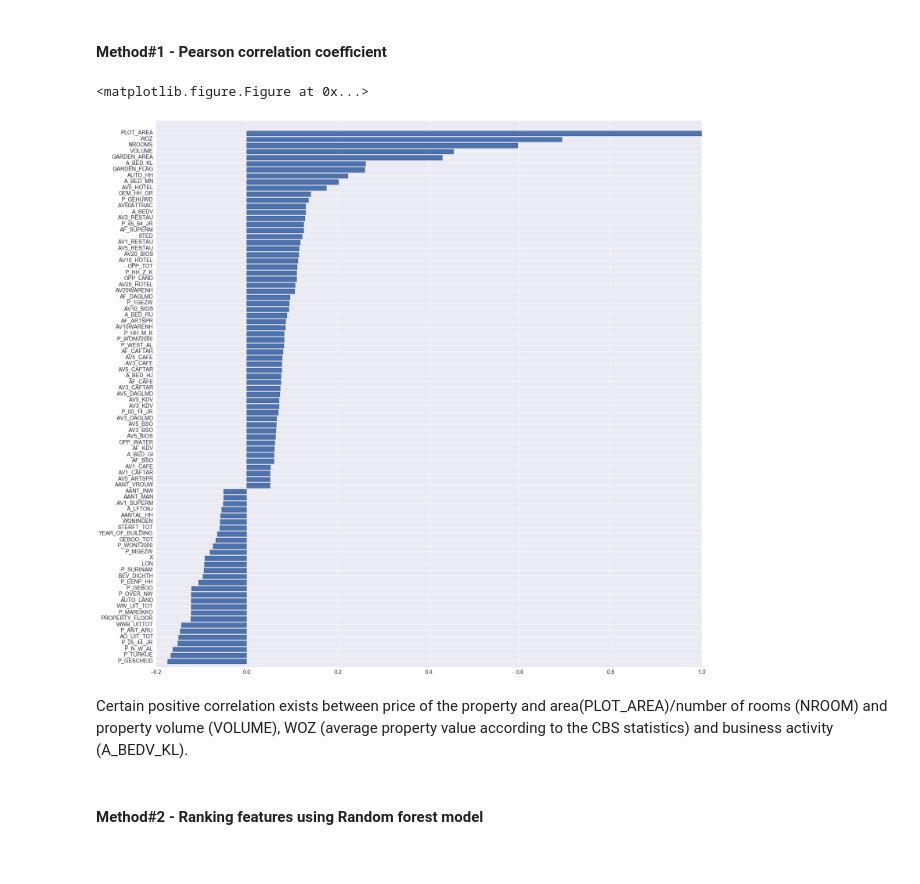
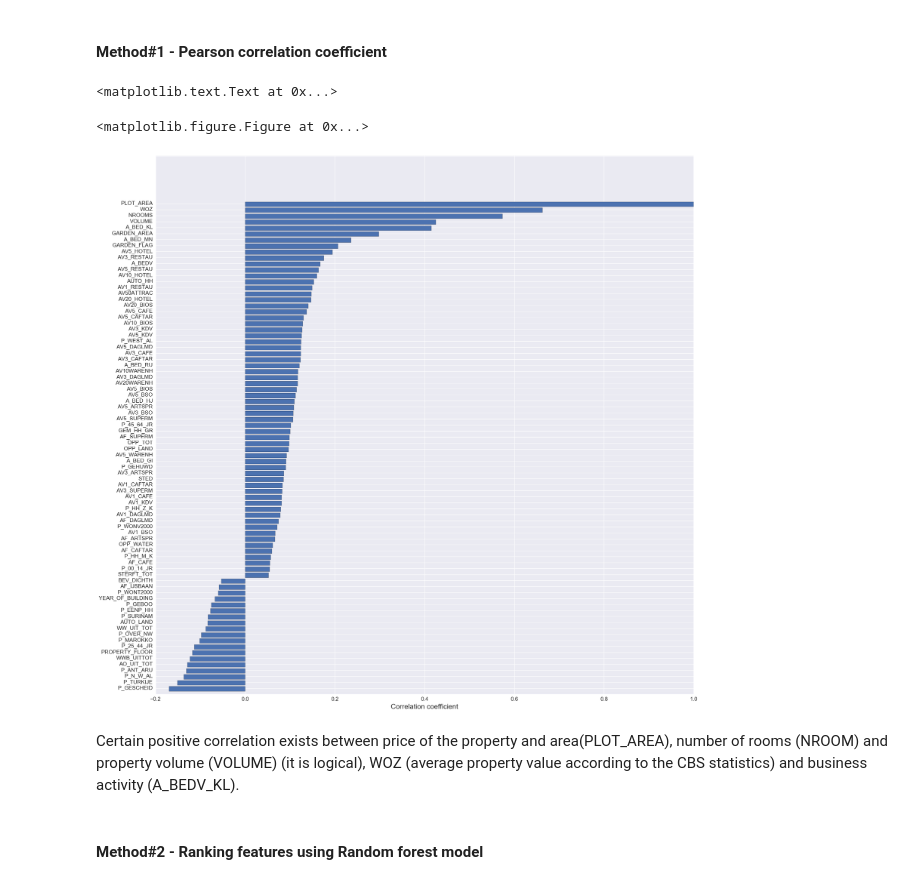
Before and after one commit to vmolchan/Dutch-housing-market, a Jupyter notebook: 4. Dutch house market analysis - Data preliminary analysis.ipynb, the cells around one changed output. Saved outputs shown, nothing was run; the diff lists cells and outputs as text; code cells hidden in the pictures.

```diff
--- a/4. Dutch house market analysis - Data preliminary analysis.ipynb
+++ b/4. Dutch house market analysis - Data preliminary analysis.ipynb
@@ -50,6 +51,8 @@ print "Number of values with available WOZ and geocoordinates is {}".format(df.s
 Total number of values in dataframe is 203330
 Number of values with available WOZ is 178697
 Number of values with available WOZ and geocoordinates is 177705
+# %%
+df.drop(['X','Y'],axis=1,inplace=True)
 # %%
 minimum_date = df['SOLD_DATE'].min()
 print "The earliest date is {}".format(minimum_date)
@@ -110,4 +137,4 @@ df['PROPERTY_FLOOR'][(df['PROPERTY_FLOOR'].isnull())&(df['GARDEN_FLAG']==1.0)]=0
 # %%
-funda_features = ['SOLD_DATE_DAYS','YEAR_OF_BUILDING','PLOT_AREA','VOLUME','NROOMS','TOTAL_FLOORS','PROPERTY_FLOOR','GARDEN_FLAG','GARDEN_AREA','ENERGY_LABEL','X','Y','LON','LAT']
+funda_features = ['SOLD_DATE_DAYS','YEAR_OF_BUILDING','PLOT_AREA','VOLUME','NROOMS','TOTAL_FLOORS','PROPERTY_FLOOR','GARDEN_FLAG','GARDEN_AREA','ENERGY_LABEL','LON','LAT']
 cbs_features = list(cbsBuurt2015.columns[7:])
 features = funda_features+cbs_features
@@ -246,16 +247,17 @@ correlations_above_threshold = corMat['SOLD_PRICE'][np.abs(corMat['SOLD_PRICE'])
 # %%
 fig = plt.figure()
 plt.figure(figsize=(25,25))
 plt.barh(np.arange(len(correlations_above_threshold)-1)+0.5,correlations_above_threshold.iloc[1:])
 plt.yticks(np.arange(1,len(correlations_above_threshold)),correlations_above_threshold.index)
-#plt.yticks(np.arange(0,len(correlations_above_threshold)),correlations_above_threshold,rotation=0)
 plt.grid(True)
 plt.tick_params(labelsize=14)
+plt.xlabel("Correlation coefficient", size=18)
 # %% [output]
-<matplotlib.figure.Figure at 0x...>
+<matplotlib.text.Text at 0x...>
+<matplotlib.figure.Figure at 0x...>
-[figure, old version]
+[figure, new version]
 # %% [markdown]
-Certain positive correlation exists between price of the property and area(PLOT_AREA)/number of rooms (NROOM) and property volume (VOLUME), WOZ (average property value according to the CBS statistics) and
+Certain positive correlation exists between price of the property and area(PLOT_AREA), number of rooms (NROOM) and property volume (VOLUME) (it is logical), WOZ (average property value according to the CBS statistics) and
 business activity (A_BEDV_KL).
 # %% [markdown]
 #### Method#2 - Ranking features using Random forest model
```
Also changed, not shown: parts of 32 cells of this notebook.
